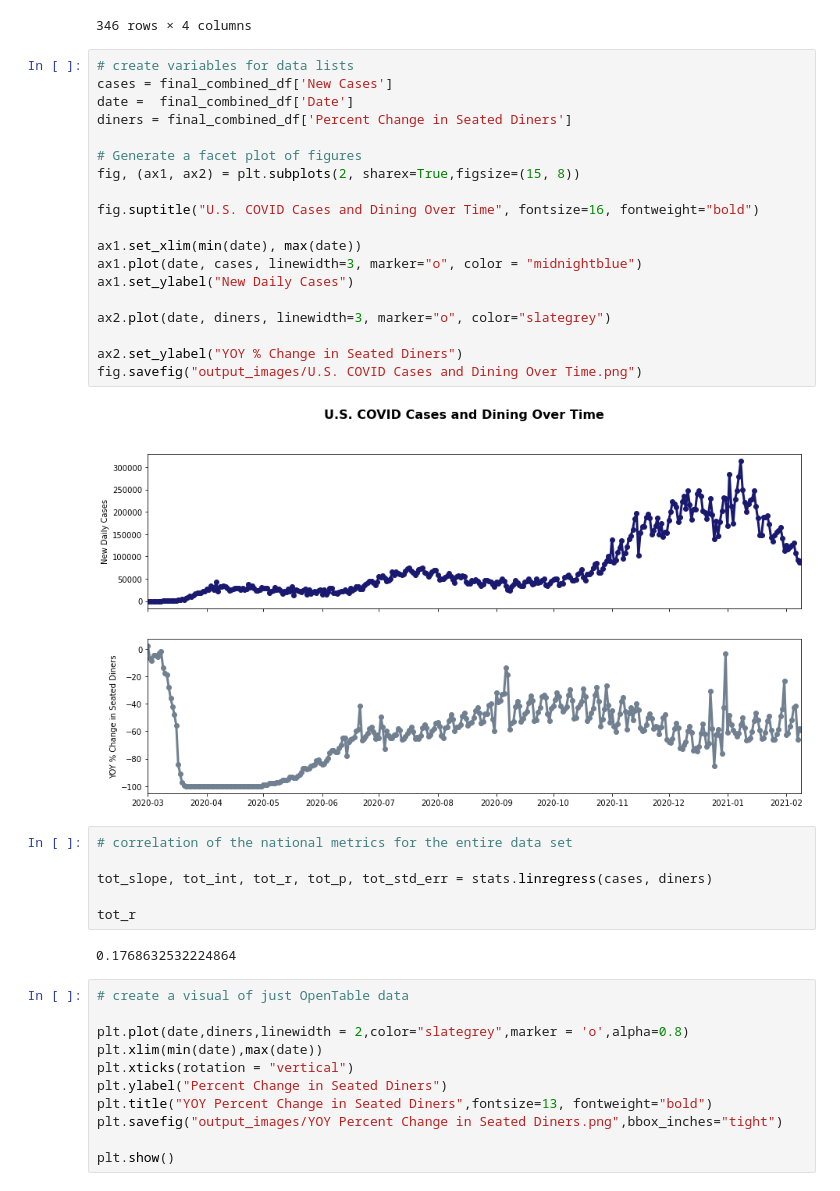
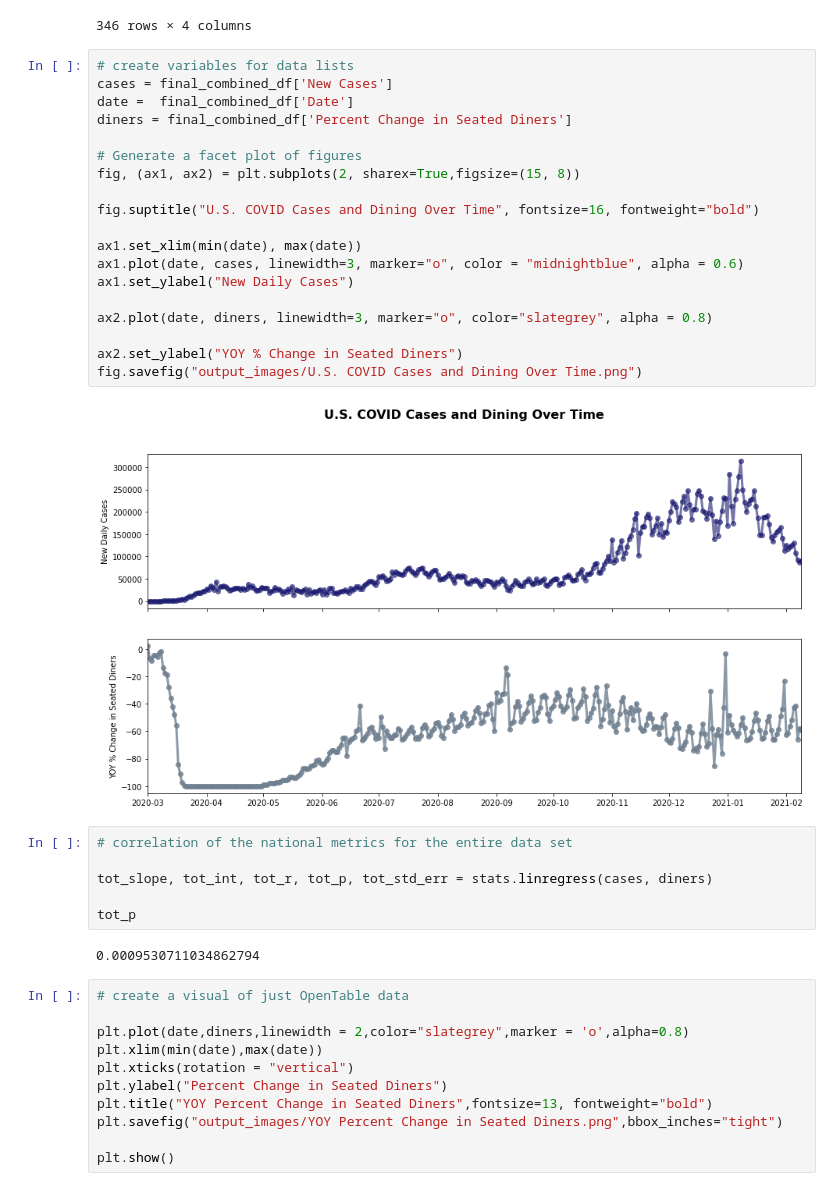
Before and after one commit to apatnoe/Project-1, a Jupyter notebook: OpenTable_Analysis.ipynb, the cells around one changed output. Drawn from its saved outputs; the diff is of its cells as text.

```diff
--- a/OpenTable_Analysis.ipynb
+++ b/OpenTable_Analysis.ipynb
@@ -176,32 +176,32 @@ final_combined_df
 # %%
 # create variables for data lists
 cases = final_combined_df['New Cases']
 date =  final_combined_df['Date']
 diners = final_combined_df['Percent Change in Seated Diners']
 
 # Generate a facet plot of figures
 fig, (ax1, ax2) = plt.subplots(2, sharex=True,figsize=(15, 8))
 
 fig.suptitle("U.S. COVID Cases and Dining Over Time", fontsize=16, fontweight="bold")
 
 ax1.set_xlim(min(date), max(date))
-ax1.plot(date, cases, linewidth=3, marker="o", color = "midnightblue")
+ax1.plot(date, cases, linewidth=3, marker="o", color = "midnightblue", alpha = 0.6)
 ax1.set_ylabel("New Daily Cases")
 
-ax2.plot(date, diners, linewidth=3, marker="o", color="slategrey")
+ax2.plot(date, diners, linewidth=3, marker="o", color="slategrey", alpha = 0.8)
 
 ax2.set_ylabel("YOY % Change in Seated Diners")
 fig.savefig("output_images/U.S. COVID Cases and Dining Over Time.png")
 # %% [output]
-[figure, old version]
+[figure, new version]
 # %%
 # correlation of the national metrics for the entire data set
 
 tot_slope, tot_int, tot_r, tot_p, tot_std_err = stats.linregress(cases, diners)
 
-tot_r
+tot_p
 # %% [output]
-0.1768632532224864
+0.0009530711034862794
 # %%
 # create a visual of just OpenTable data
 
```
Also changed, not shown: parts of 3 cells of this notebook, 3 other files.
